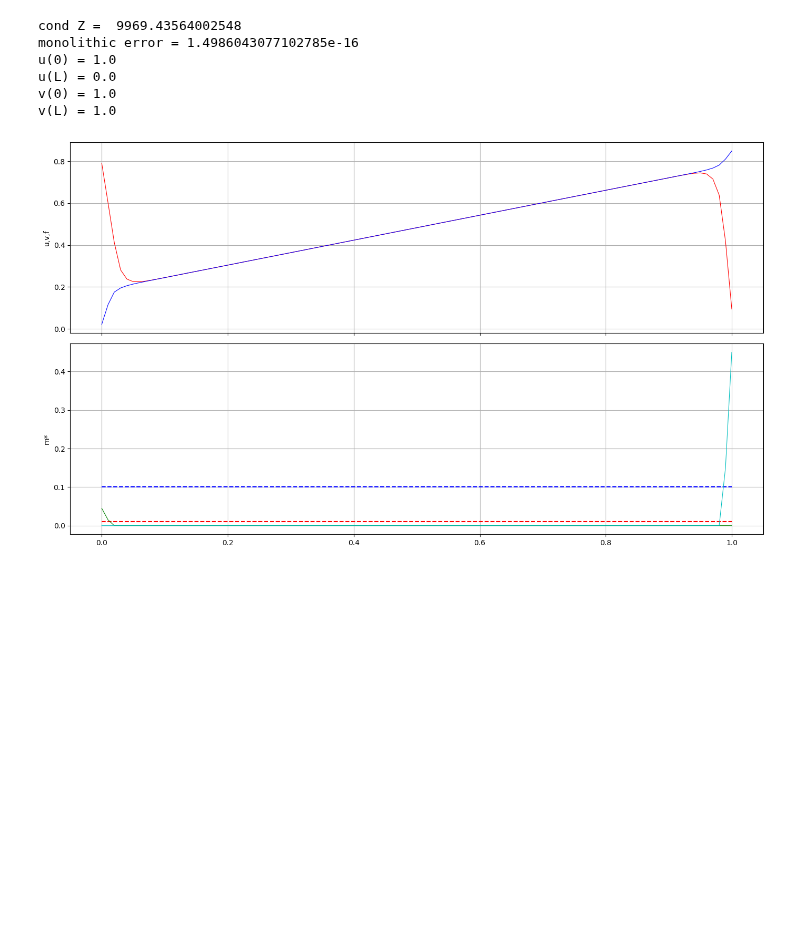
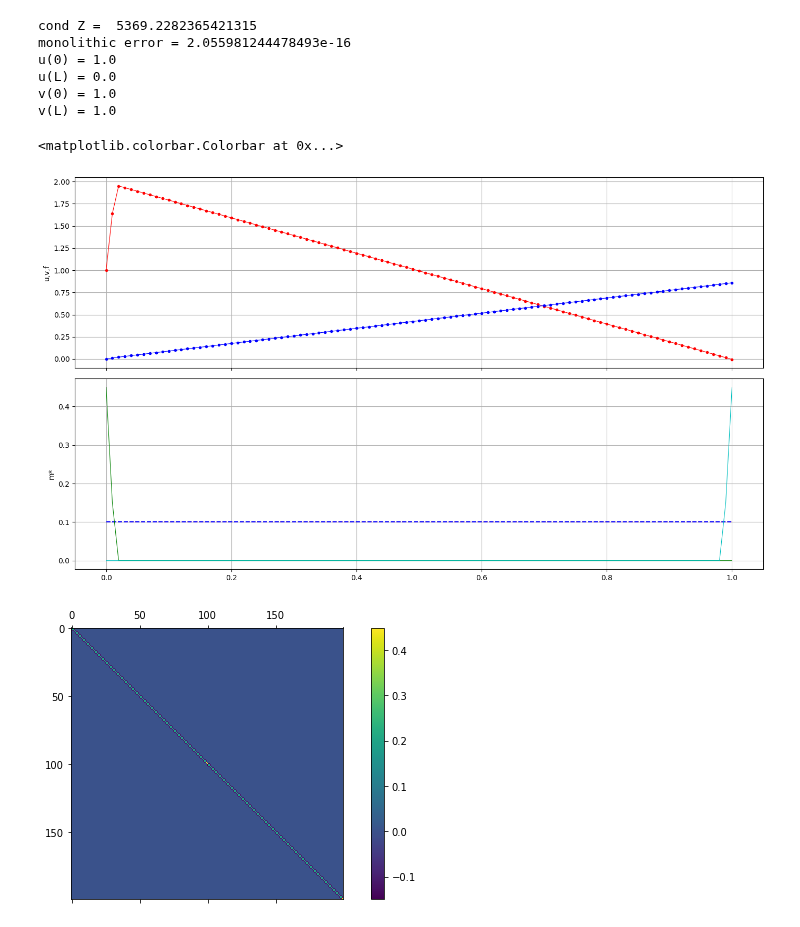
Before and after one commit to multiform-UoN/splittingschemes, a Jupyter notebook: python/fvm1D_dualPorosity.ipynb, the cells around one changed output. Cells and saved outputs as stored; diff of their text form; code cells hidden in the pictures; blank space fills up the shorter version.

```diff
--- a/python/fvm1D_dualPorosity.ipynb
+++ b/python/fvm1D_dualPorosity.ipynb
@@ -9,19 +9,19 @@ import numpy as np
 import matplotlib as mpl
 # %%
 def mu(x):
-    return 0.01  + 0.*np.cos(4*x)
+    return 0.1  + 0.*np.cos(4*x)
 
 def mv(x):
     return 0.1 + 0.*np.sin(10*x)
 
-def reconstruct(sol, x):
+def reconstruct(sol):
     n = len(sol)
-    rec = 0.0*x
-    for i, val in enumerate(x):
+    rec = np.zeros(n+1)
+    for i,val in enumerate(rec):
         if i == 0:
             rec[0] = 1.5*sol[0] - 0.5*sol[1]
-        elif i==len(x)-1:
-            rec[i] = 1.5*sol[-1] - 0.5*sol[-2]
+        elif i==n:
+            rec[n] = 1.5*sol[-1] - 0.5*sol[-2]
         else:
             rec[i] = 0.5*(sol[i-1]+sol[i])
     return rec
@@ -112,7 +112,7 @@ left_condition_value_v = 0.0
 right_condition_type_v = 'dirichlet'
 right_condition_value_v = 1.0
 
-beta = 100
+beta = 0.0
 L = 1.0
 
 fig, (ax2, ax1) = plt.subplots(nrows=2, sharex=True, figsize=(14,8), dpi=100)
@@ -140,8 +140,8 @@ for k in range(N-1):
     upperD[k] = upper(k, mv, left_condition_type_v, right_condition_type_v)
     lowerD[k] = upper(k, mv, left_condition_type_v, right_condition_type_v)
 
-A = diags([diagA, upperA, lowerA], [0, -1, 1])
-D = diags([diagD, upperD, lowerD], [0, -1, 1])
+A = diags([diagA, lowerA, upperA], [0, -1, 1])
+D = diags([diagD, lowerD, upperD], [0, -1, 1])
 B = -np.square(dx)*beta*sparse.eye(N)
 C = -np.square(dx)*beta*sparse.eye(N)
 
@@ -160,8 +160,8 @@ f = np.concatenate((fu,fv))
 sol = linalg.solve(Z, f)
 u = sol[:N]
 v = sol[N:]
-u_rec = reconstruct(u, x)
-v_rec = reconstruct(v, x)
+u_rec = reconstruct(u)
+v_rec = reconstruct(v)
 
 print("cond Z = ", np.linalg.cond(Z))
 print(f"monolithic error = {np.linalg.norm(f-np.dot(Z,sol))}")
@@ -172,40 +172,43 @@ linewidth = 0.8
 ax1.set_xlabel('')
 ax1.set_ylabel('m*')
 ax1.plot(x, mu(x), '--r', label='mu')
 ax1.plot(x, mv(x), '--b', label='mv')
 #ax1.plot(x, 0*x, '.', color='k', label='faces', markersize=10.0)
 #ax1.plot(xc, 0*xc, 'x', color='k', label='cell centers')
 #ax1.plot(xc, fu, '_g', label='fu', markersize=markersize)
 #ax1.plot(xc, fv, '_c', label='fv', markersize=markersize)
-ax1.plot(x, reconstruct(fu, x), '-g' , label='furec', linewidth=linewidth)
-ax1.plot(x, reconstruct(fv, x), '-c' , label='fvrec', linewidth=linewidth)
+ax1.plot(x, reconstruct(fu), '-g' , label='furec', linewidth=linewidth)
+ax1.plot(x, reconstruct(fv), '-c' , label='fvrec', linewidth=linewidth)
 
 color = 'k'
 #ax2.plot(xc, u, '_r' , label='u', markersize=markersize)
 #ax2.plot(xc, v, '_b' , label='v', markersize=markersize)
-ax2.plot(x, u_rec, '-r' , label='urec', linewidth=linewidth)
-ax2.plot(x, v_rec, '-b' , label='vrec', linewidth=linewidth)
+ax2.plot(x, u_rec, '.-r' , label='urec', linewidth=linewidth)
+ax2.plot(x, v_rec, '.-b' , label='vrec', linewidth=linewidth)
 
 print_BC()
 
 ax2.set_ylabel('u,v,f')
 #ax2.set_ylim(bottom=0.0)
 #ax2.set_xlim([-0.001,0.1])
 #ax1.legend()
 #ax2.legend()
 ax1.grid()
 ax2.grid(axis='both', which='both')
 fig.tight_layout()
 
-#fig1, ax = plt.subplots(1, 1, figsize=(10,5))
-#cax = ax.matshow(Z)
-#fig1.colorbar(cax, ax=ax)
+
+fig1, ax = plt.subplots(1, 1, figsize=(10,5))
+cax = ax.matshow(Z)
+fig1.colorbar(cax, ax=ax)
 #plt.savefig('matrix.pdf')
 # %% [output]
-cond Z =  9969.43564002548
-monolithic error = 1.4986043077102785e-16
+cond Z =  5369.2282365421315
+monolithic error = 2.055981244478493e-16
 u(0) = 1.0
 u(L) = 0.0
 v(0) = 1.0
 v(L) = 1.0
+<matplotlib.colorbar.Colorbar at 0x...>
-[figure, old version]
+[figure, new version]
+[figure, added]
```
Also changed, not shown: 4 other files.
